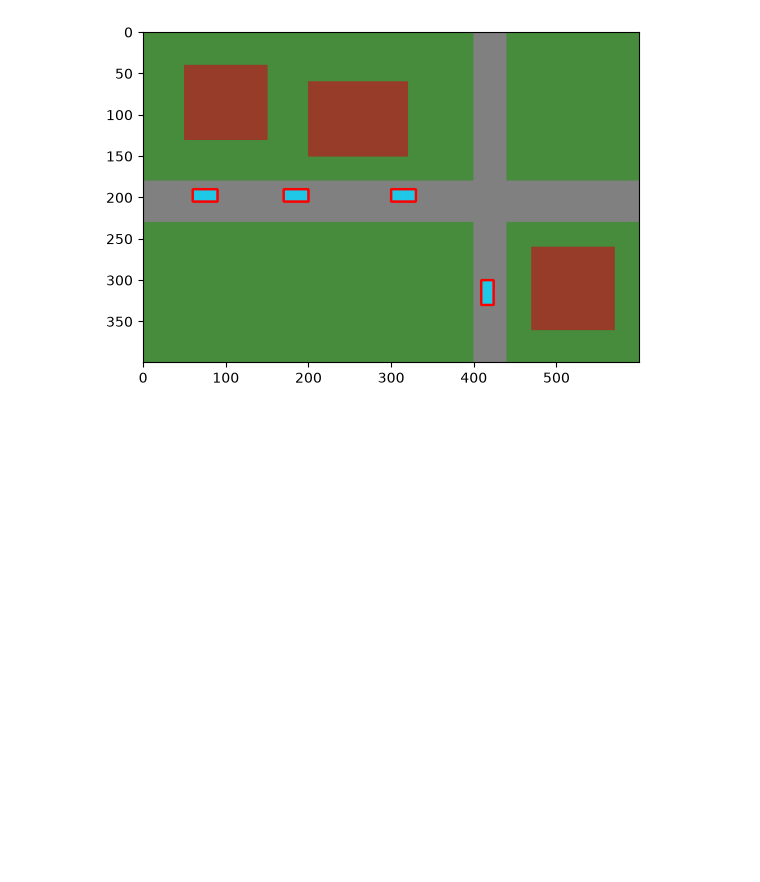
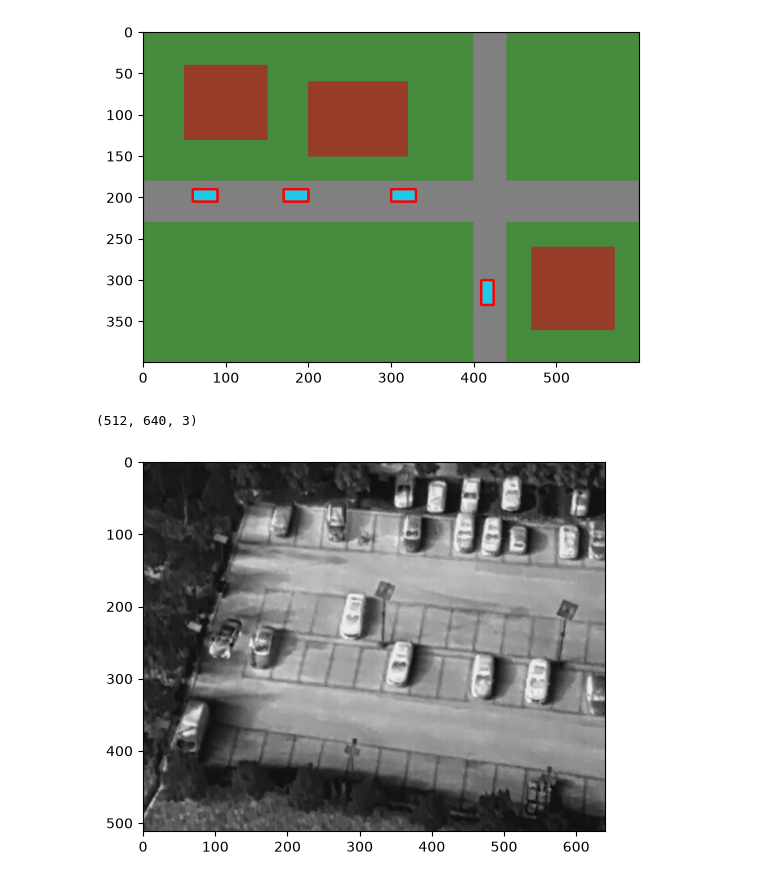
Before and after one commit to EerenDemirci/iha-goruntu-isleme, a Jupyter notebook: notebooks/00_calisma.ipynb, the cells around one changed output. Cells and saved outputs as stored; diff of their text form; code cells hidden in the pictures; blank space fills up the shorter version.

```diff
--- a/notebooks/00_calisma.ipynb
+++ b/notebooks/00_calisma.ipynb
@@ -323,3 +323,14 @@ plt.imshow(cv2.cvtColor(temiz, cv2.COLOR_BGR2RGB))
 plt.show()
 # %% [output]
 [figure]
+# %%
+ad = "02_hituav__0_100_50_0_08164__c5427da128"
+
+foto = cv2.imread("../data/kucuk_paket/images/train/" + ad + ".png")
+
+print(foto.shape)
+plt.imshow(cv2.cvtColor(foto, cv2.COLOR_BGR2RGB))
+plt.show()
+# %% [output]
+(512, 640, 3)
+[figure, added]
```
Also changed, not shown: 3 other files.
